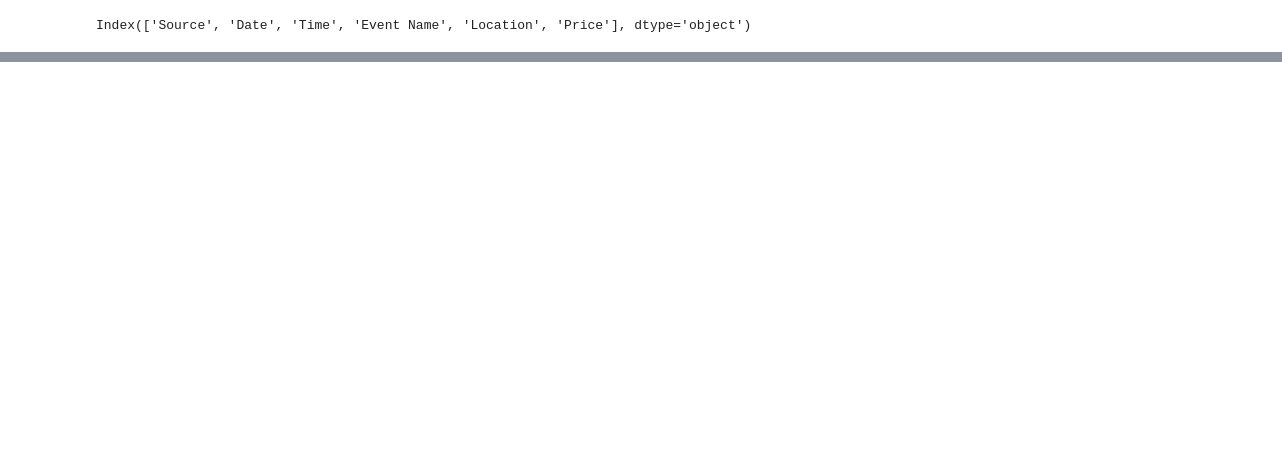
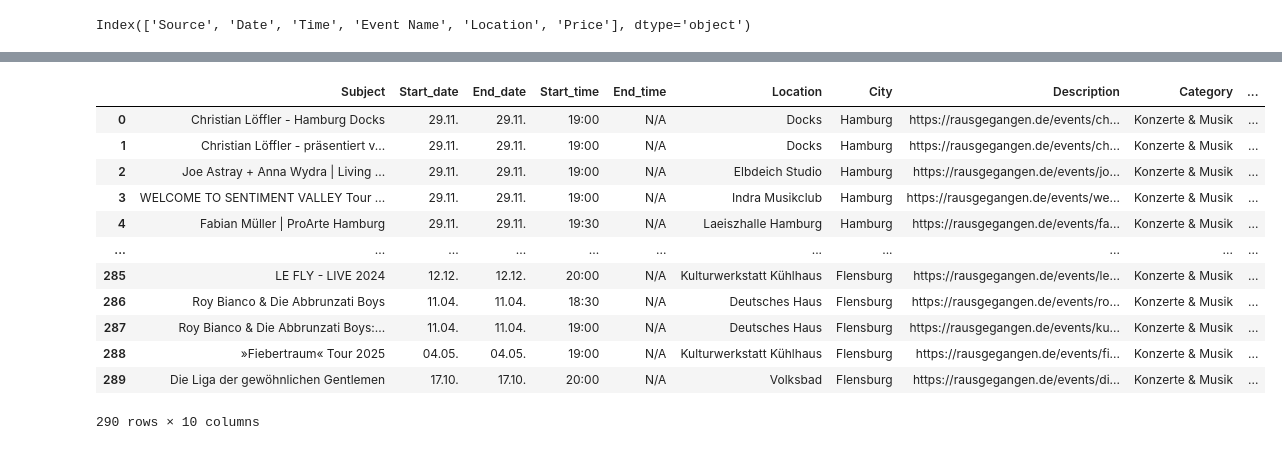
Before and after one commit to heansuh/Event-Calendar, a Jupyter notebook: scrapers/rausgegangen.ipynb, the cells around one changed output, grey strips where cells are left out. Saved outputs shown, nothing was run; the diff lists cells and outputs as text; code cells hidden in the pictures; blank space fills up the shorter version.

Commit message:
New scraper Rausgegangen.de was added (music related events in Hamburg, Kiel, Lübeck, Flensburg)

```diff
--- a/scrapers/rausgegangen.ipynb
+++ b/scrapers/rausgegangen.ipynb
@@ -211,0 +577,2 @@ driver.close()
+# %%
+df_raw['Date'] = df_raw['Date'].str.split(',').str[1].str.strip()
@@ -211,0 +600,41 @@ driver.close()
+# %%
+df_raw['Date'] = df_raw['Date'].apply(convert_date)
+# %%
+df_raw.rename(columns={'Date': 'Start_date'}, inplace=True)
+df_raw["End_date"] = df_raw["Start_date"]
+# %%
+# Preprocessing function
+
+def preprocess_rausgegangen(df_raw):
+
+    df_raw.rename(columns={'Time': 'Start_time'}, inplace=True)
+    df_raw["End_time"] = "N/A"
+
+    df_raw['Description'] = df_raw['Source'] + ' , Preis: ' + df_raw['Price']
+    df_raw.drop(columns=['Source', 'Price'], inplace=True)
+
+    df_raw['Date'] = df_raw['Date'].str.split(',').str[1].str.strip()
+    df_raw['Date'] = df_raw['Date'].apply(convert_date)
+    df_raw.rename(columns={'Date': 'Start_date'}, inplace=True)
+    df_raw["End_date"] = df_raw["Start_date"]
+
+    df_raw.rename(columns={'Music label': 'Music_label'}, inplace=True)
+
+    df_prep = df_raw[['Subject','Start_date', 'End_date', 'Start_time', 'End_time', 'Location', 'City', 'Description', 'Category', 'Music_label']]
+    return df_prep
+# %%
+preprocess_rausgegangen(save_df)
+# %% [output]
+|  | Subject | Start_date | End_date | Start_time | End_time | Location | City | Description | Category | ... |
+| 0 | Christian Löffler - Hamburg Docks | 29.11. | 29.11. | 19:00 | N/A | Docks | Hamburg | https://rausgegangen.de/events/ch... | Konzerte & Musik | ... |
+| 1 | Christian Löffler - präsentiert v... | 29.11. | 29.11. | 19:00 | N/A | Docks | Hamburg | https://rausgegangen.de/events/ch... | Konzerte & Musik | ... |
+| 2 | Joe Astray + Anna Wydra | Living ... | 29.11. | 29.11. | 19:00 | N/A | Elbdeich Studio | Hamburg | https://rausgegangen.de/events/jo... | Konzerte & Musik | ... |
+| 3 | WELCOME TO SENTIMENT VALLEY Tour ... | 29.11. | 29.11. | 19:00 | N/A | Indra Musikclub | Hamburg | https://rausgegangen.de/events/we... | Konzerte & Musik | ... |
+| 4 | Fabian Müller | ProArte Hamburg | 29.11. | 29.11. | 19:30 | N/A | Laeiszhalle Hamburg | Hamburg | https://rausgegangen.de/events/fa... | Konzerte & Musik | ... |
+| ... | ... | ... | ... | ... | ... | ... | ... | ... | ... | ... |
+| 285 | LE FLY - LIVE 2024 | 12.12. | 12.12. | 20:00 | N/A | Kulturwerkstatt Kühlhaus | Flensburg | https://rausgegangen.de/events/le... | Konzerte & Musik | ... |
+| 286 | Roy Bianco & Die Abbrunzati Boys | 11.04. | 11.04. | 18:30 | N/A | Deutsches Haus | Flensburg | https://rausgegangen.de/events/ro... | Konzerte & Musik | ... |
+| 287 | Roy Bianco & Die Abbrunzati Boys:... | 11.04. | 11.04. | 19:00 | N/A | Deutsches Haus | Flensburg | https://rausgegangen.de/events/ku... | Konzerte & Musik | ... |
+| 288 | »Fiebertraum« Tour 2025 | 04.05. | 04.05. | 19:00 | N/A | Kulturwerkstatt Kühlhaus | Flensburg | https://rausgegangen.de/events/fi... | Konzerte & Musik | ... |
+| 289 | Die Liga der gewöhnlichen Gentlemen | 17.10. | 17.10. | 20:00 | N/A | Volksbad | Flensburg | https://rausgegangen.de/events/di... | Konzerte & Musik | ... |
+290 rows × 10 columns
```
Also changed, not shown: parts of 30 cells of this notebook, 3 other files.
